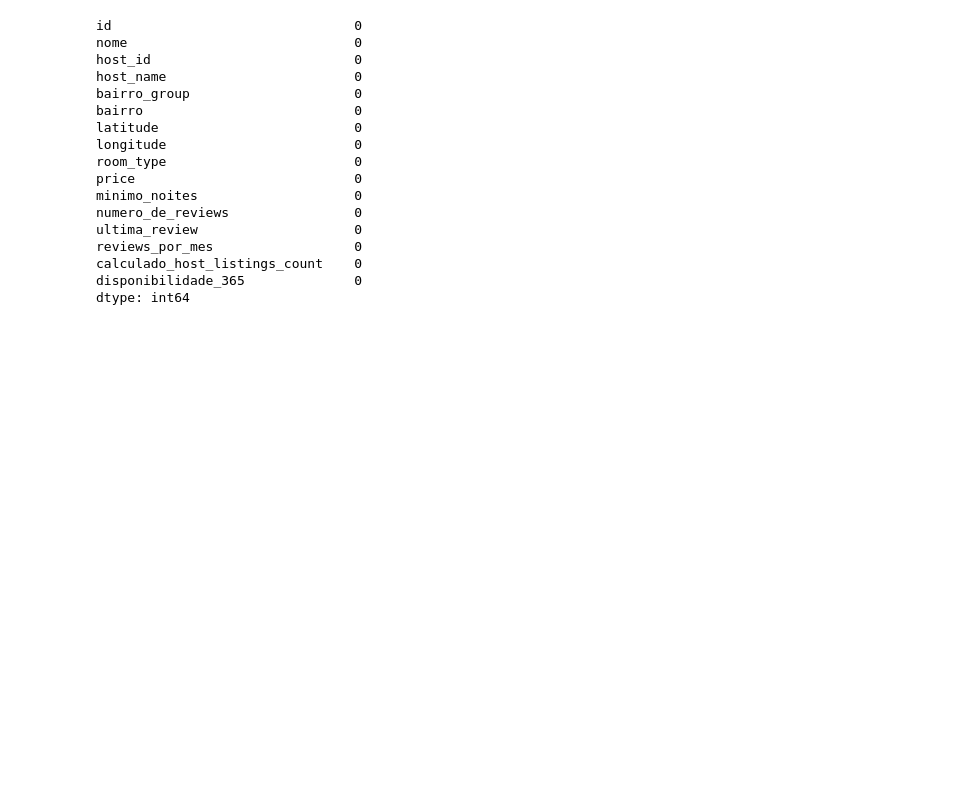
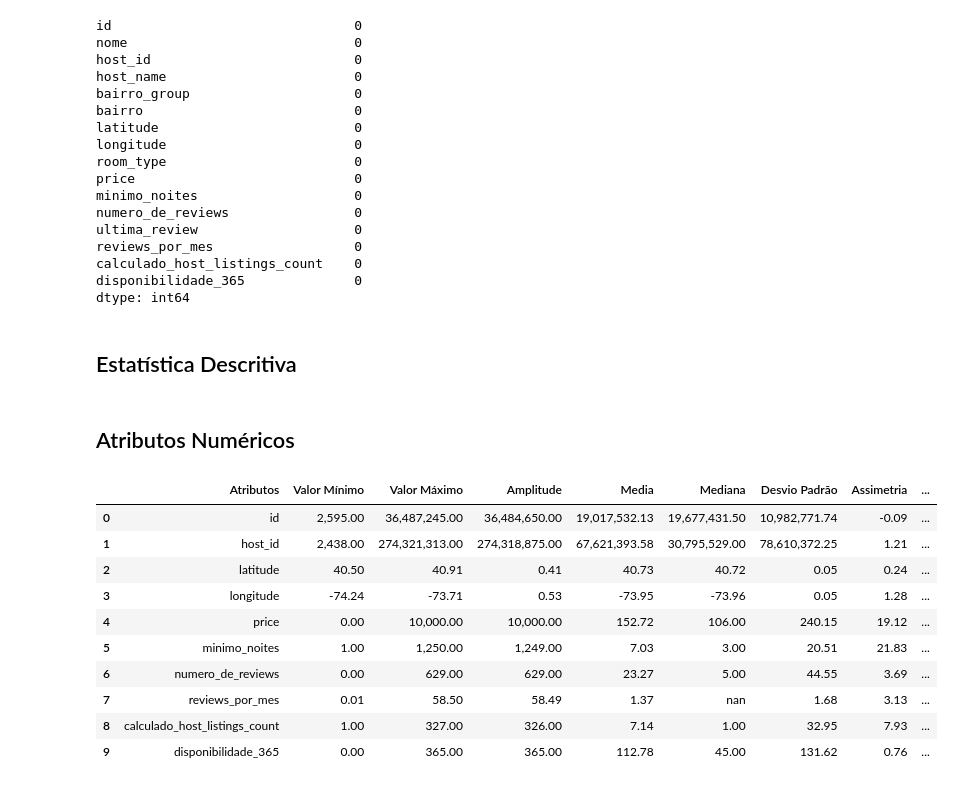
Before and after one commit to hlnmrqs/LH_CD_Helen_Carneiro, a Jupyter notebook: notebook/projeto.ipynb, the cells around one changed output. Cells and saved outputs as stored; diff of their text form; code cells hidden in the pictures; blank space fills up the shorter version.

```diff
--- a/notebook/projeto.ipynb
+++ b/notebook/projeto.ipynb
@@ -106,3 +117,45 @@ reviews_por_mes                  0
 calculado_host_listings_count    0
 disponibilidade_365              0
 dtype: int64
+# %% [markdown]
+## Estatística Descritiva
+# %%
+num_attributes = df_prices.select_dtypes(include=['int64', 'float64'])
+cat_attributes = df_prices.select_dtypes(exclude=['int64', 'float64', 'datetime64[ns]'])
+# %% [markdown]
+## Atributos Numéricos
+# %%
+## Tendências centrais
+
+media = pd.DataFrame(num_attributes.apply(np.mean)).T
+
+mediana = pd.DataFrame(num_attributes.apply(np.median)).T
+
+## Dispersão
+
+dispersion1 = pd.DataFrame(num_attributes.apply(np.std)).T  # Desvio padrão
+dispersion2 = pd.DataFrame(num_attributes.apply(min)).T  # Valor mínimo
+dispersion3 = pd.DataFrame(num_attributes.apply(max)).T  # Valor máximo
+dispersion4 = pd.DataFrame(num_attributes.apply(lambda x: x.max() - x.min())).T
+dispersion5 = pd.DataFrame(num_attributes.apply(lambda x: x.skew())).T
+dispersion6 = pd.DataFrame(num_attributes.apply(lambda x: x.kurtosis())).T
+
+
+summary_stats = pd.concat([dispersion2, dispersion3, dispersion4, media, mediana, dispersion1, dispersion5, dispersion6]).T.reset_index()
+summary_stats.columns = ['Atributos','Valor Mínimo','Valor Máximo', 'Amplitude', 'Media','Mediana','Desvio Padrão','Assimetria','Curtose']
+summary_stats = summary_stats.applymap(lambda x: f'{x:,.2f}' if isinstance(x, (int, float)) else x)
+
+
+summary_stats
+# %% [output]
+|  | Atributos | Valor Mínimo | Valor Máximo | Amplitude | Media | Mediana | Desvio Padrão | Assimetria | ... |
+| 0 | id | 2,595.00 | 36,487,245.00 | 36,484,650.00 | 19,017,532.13 | 19,677,431.50 | 10,982,771.74 | -0.09 | ... |
+| 1 | host_id | 2,438.00 | 274,321,313.00 | 274,318,875.00 | 67,621,393.58 | 30,795,529.00 | 78,610,372.25 | 1.21 | ... |
+| 2 | latitude | 40.50 | 40.91 | 0.41 | 40.73 | 40.72 | 0.05 | 0.24 | ... |
+| 3 | longitude | -74.24 | -73.71 | 0.53 | -73.95 | -73.96 | 0.05 | 1.28 | ... |
+| 4 | price | 0.00 | 10,000.00 | 10,000.00 | 152.72 | 106.00 | 240.15 | 19.12 | ... |
+| 5 | minimo_noites | 1.00 | 1,250.00 | 1,249.00 | 7.03 | 3.00 | 20.51 | 21.83 | ... |
+| 6 | numero_de_reviews | 0.00 | 629.00 | 629.00 | 23.27 | 5.00 | 44.55 | 3.69 | ... |
+| 7 | reviews_por_mes | 0.01 | 58.50 | 58.49 | 1.37 | nan | 1.68 | 3.13 | ... |
+| 8 | calculado_host_listings_count | 1.00 | 327.00 | 326.00 | 7.14 | 1.00 | 32.95 | 7.93 | ... |
+| 9 | disponibilidade_365 | 0.00 | 365.00 | 365.00 | 112.78 | 45.00 | 131.62 | 0.76 | ... |
```
Also changed, not shown: parts of 3 cells of this notebook.
